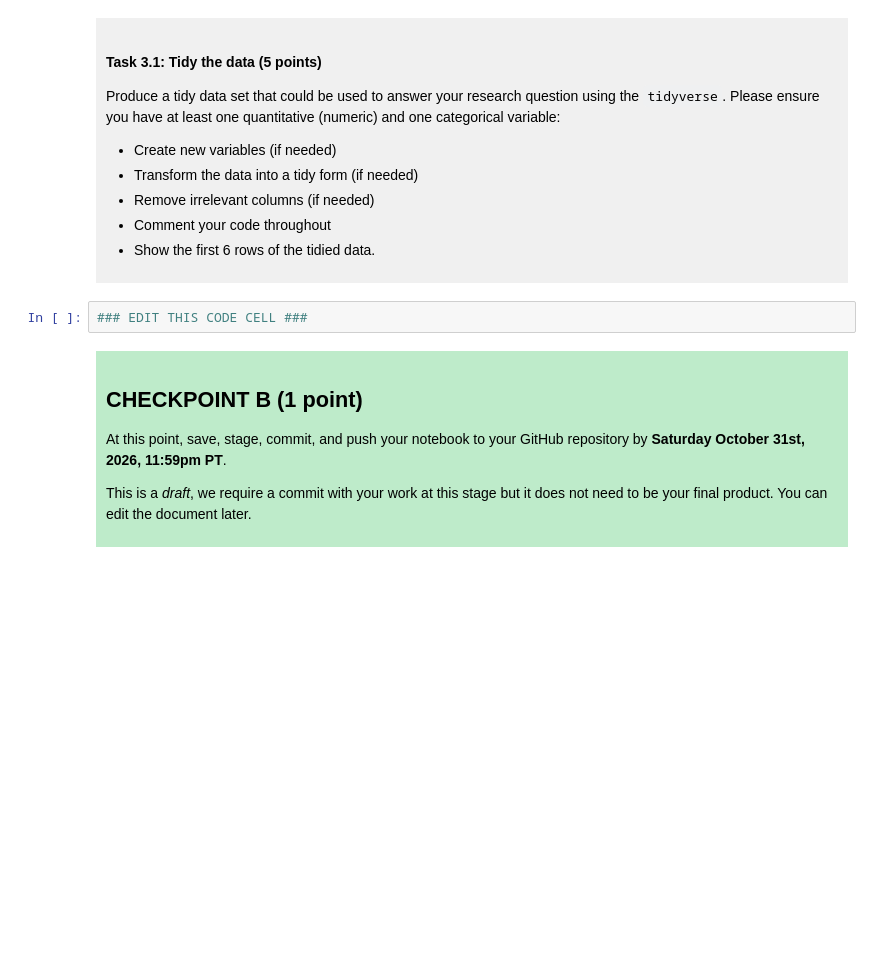
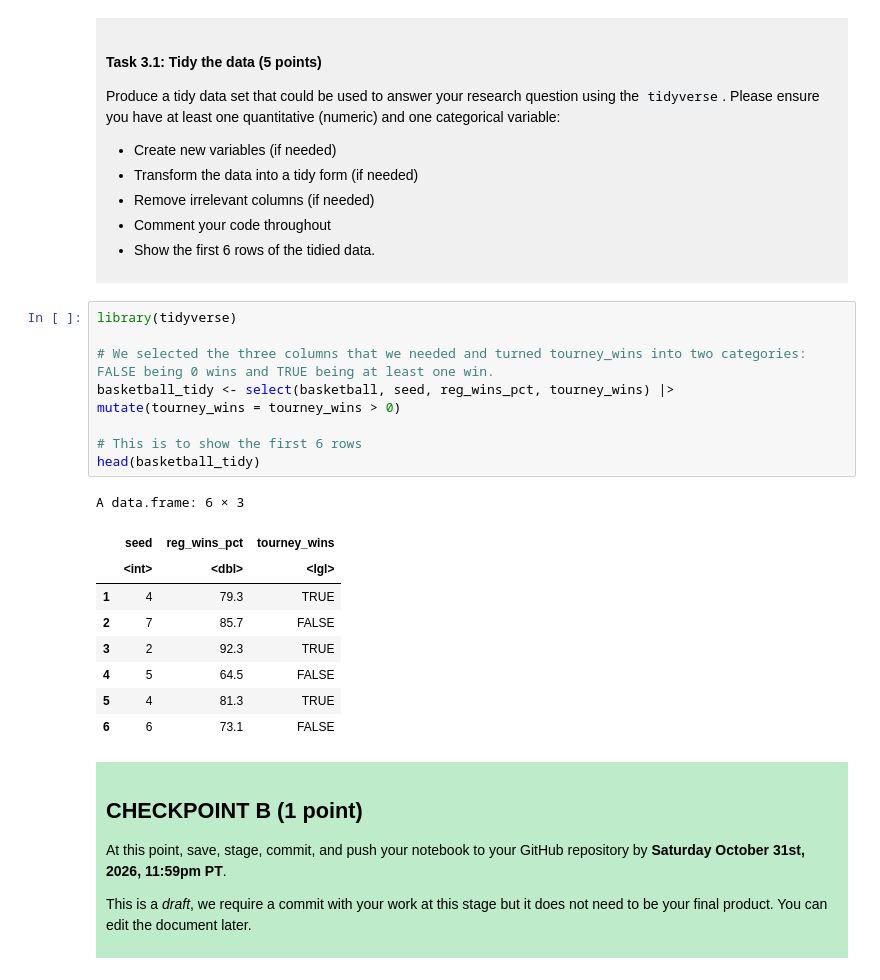
Before and after one commit to AradMirzaei7/dsci-100-project-arad-mirzaei, a Jupyter notebook: dsci-100-project-notebook.ipynb, the cells around one changed output. Drawn from its saved outputs; the diff is of its cells as text; blank space fills up the shorter version.

```diff
--- a/dsci-100-project-notebook.ipynb
+++ b/dsci-100-project-notebook.ipynb
@@ -189,7 +201,24 @@ Produce a tidy data set that could be used to answer your research question usin
 
 </div>
 # %%
-### EDIT THIS CODE CELL ###
+library(tidyverse)
+
+# We selected the three columns that we needed and turned tourney_wins into two categories: FALSE being 0 wins and TRUE being at least one win.
+basketball_tidy <- select(basketball, seed, reg_wins_pct, tourney_wins) |>
+mutate(tourney_wins = tourney_wins > 0)
+
+# This is to show the first 6 rows
+head(basketball_tidy)
+# %% [output]
+A data.frame: 6 × 3
+|  | seed | reg_wins_pct | tourney_wins |
+|  | <int> | <dbl> | <lgl> |
+| 1 | 4 | 79.3 | TRUE |
+| 2 | 7 | 85.7 | FALSE |
+| 3 | 2 | 92.3 | TRUE |
+| 4 | 5 | 64.5 | FALSE |
+| 5 | 4 | 81.3 | TRUE |
+| 6 | 6 | 73.1 | FALSE |
 # %% [markdown]
 <div style="background-color: #beebca; padding: 10px;">
 
```
Also changed, not shown: parts of 3 cells of this notebook.
